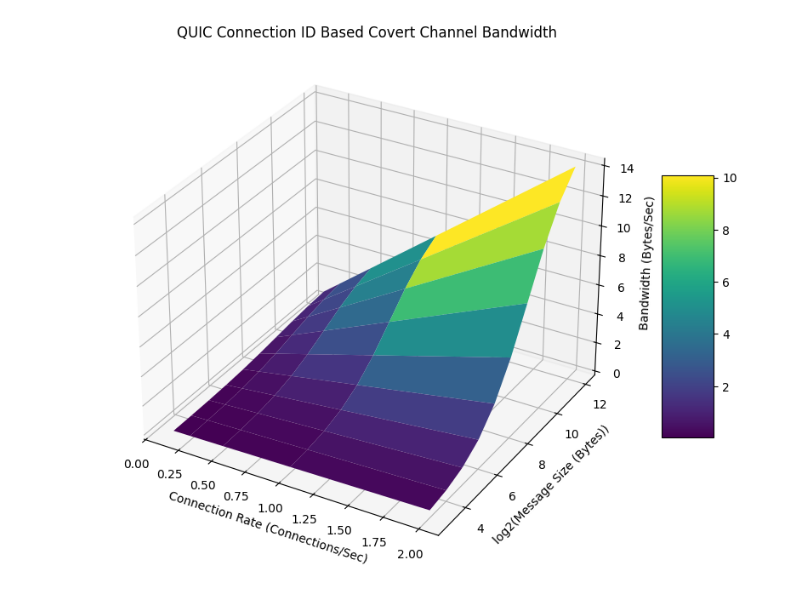
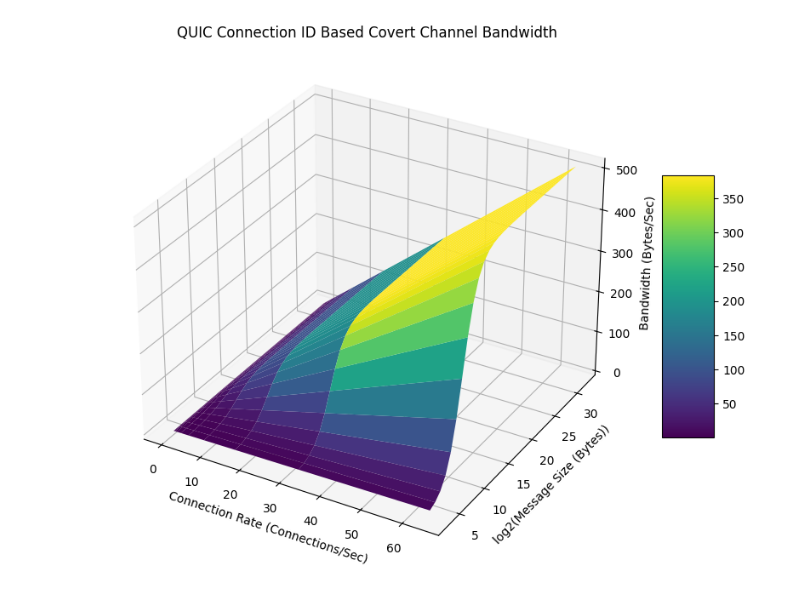
Before and after one commit to nuvious/QuiCC, a Jupyter notebook: BandwidthCalculation.ipynb, the cells around one changed output. Saved outputs shown, nothing was run; the diff lists cells and outputs as text; code cells hidden in the pictures.

```diff
--- a/BandwidthCalculation.ipynb
+++ b/BandwidthCalculation.ipynb
@@ -1,22 +1,23 @@
 # %%
 import numpy as np
 import matplotlib.pyplot as plt
 from mpl_toolkits.mplot3d import Axes3D
 
-C_values = [0.125 * 2**i for i in range(5)]  # Starting with 0.125 and doubling up to 2
-M_values = [8 * 2**i for i in range(10)]  # Starting with 8 and doubling up to 1048576
+C_values = [0.125 * 2**i for i in range(10)]  # Starting with 0.125 and doubling up to 2
+M_values = [8 * 2**i for i in range(30)]  # Starting with 8 and doubling up to 1048576
 M_values_log2 = np.log2(M_values)
 M_log2, C = np.meshgrid(M_values_log2, C_values)
 Z = (8 * (2**M_log2)) * C / (512 + 16 + (2**M_log2))
 
 fig = plt.figure(figsize=(10, 8))
 ax = fig.add_subplot(111, projection='3d')
 surf = ax.plot_surface(C, M_log2, Z, cmap='viridis', edgecolor='none')
 ax.set_xlabel('Connection Rate (Connections/Sec)')
 ax.set_ylabel('log2(Message Size (Bytes))')
 ax.set_zlabel('Bandwidth (Bytes/Sec)')
 ax.set_title('QUIC Connection ID Based Covert Channel Bandwidth')
 fig.colorbar(surf, shrink=0.5, aspect=5)
+plt.savefig('assets/bw_plot.png')
 plt.show()
 # %% [output]
-[figure, old version]
+[figure, new version]
```
Also changed, not shown: 8 other files.
